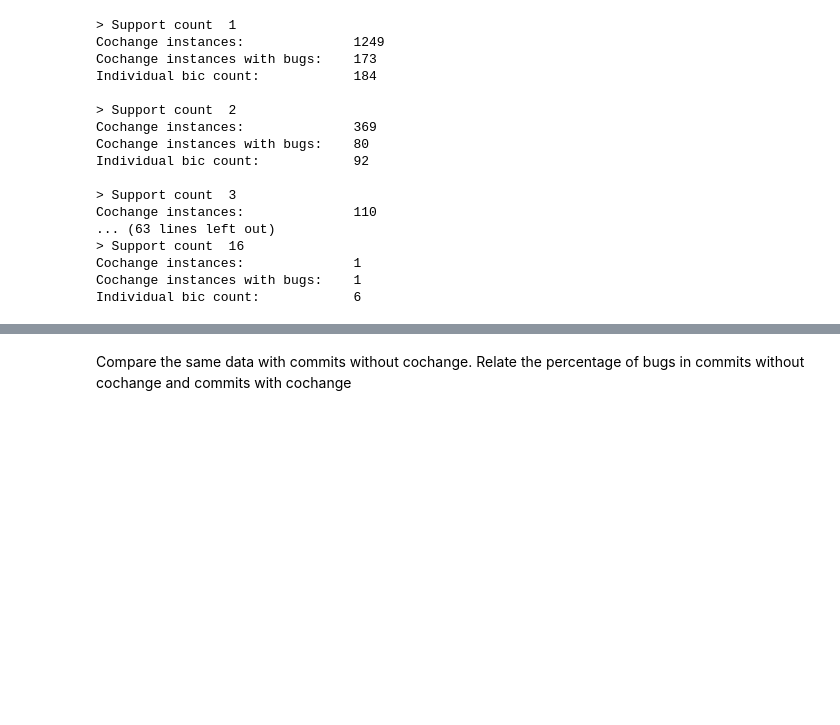
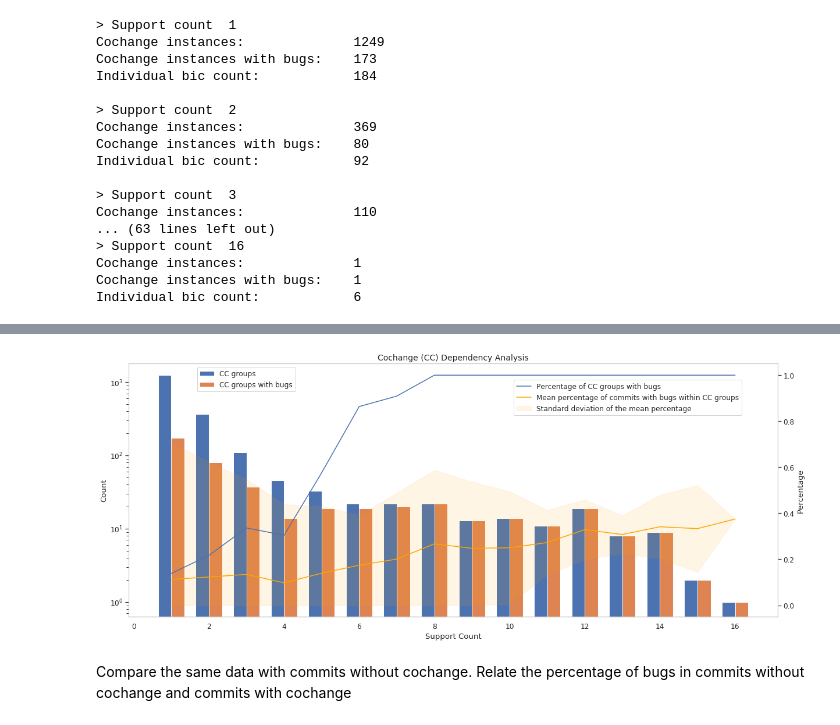
Before and after one commit to luisamaralh/co-change-dependencies, a Jupyter notebook: notebooks/eda.ipynb, the cells around one changed output, grey strips where cells are left out. Cells and saved outputs as stored; diff of their text form; code cells hidden in the pictures; blank space fills up the shorter version.

Commit message:
NEW plot to compare percentage of bugs in cc and non-cc commits

```diff
--- a/notebooks/eda.ipynb
+++ b/notebooks/eda.ipynb
@@ -173,8 +178,8 @@ Individual bic count:            6
 # sns.catplot();
 # unique_cc.groupby('support_count').agg(lambda x: x[x.bic_count > 0].bic_count.count() / len(x)).bic_count
 compare_cc_bugs = pd.DataFrame()
-compare_cc_bugs['cc_bugs'] = unique_cc.groupby('support_count').agg(lambda x: x[x.bic_count > 0].bic_count.count()).bic_count
-compare_cc_bugs['cc_count'] = unique_cc.groupby('support_count').commit_hash.count()
+compare_cc_bugs['cc_bugs'] = unique_cc.groupby('support_count').agg(lambda x: x[x.bic_count > 0].count()).bic_count
+compare_cc_bugs['cc_count'] = unique_cc.groupby('support_count').count().commit_hash
 compare_cc_bugs['cc_groups_with_bugs_percent'] = compare_cc_bugs.cc_bugs / compare_cc_bugs.cc_count
-compare_cc_bugs['unique_commits_with_bugs_percent'] = unique_cc.groupby('support_count').bic_percent.mean()
-compare_cc_bugs['unique_commits_with_bugs_std'] = unique_cc.groupby('support_count').bic_percent.std()
+compare_cc_bugs['unique_commits_with_bugs_percent'] = unique_cc.groupby('support_count').mean().bic_percent
+compare_cc_bugs['unique_commits_with_bugs_std'] = unique_cc.groupby('support_count').bic_percent.std().fillna(0.0)
@@ -228,2 +186,72 @@ unique_cc[(unique_cc.commit_hash.apply(lambda x: len(x) > 2))]
+# %%
+sns.set_style("whitegrid", {'axes.grid' : False})
+
+# creates the subplot
+fig, ax1 = plt.subplots(figsize=(20, 8))
+width = 0.35
+
+# sets up the primary plot
+ax1.set_title('Cochange (CC) Dependency Analysis', fontsize=14)
+ax1.set_ylabel('Count')
+ax1.set_xlabel('Support Count')
+ax1.spines['top'].set_visible(False)
+ax1.spines['right'].set_visible(False)
+ax1 .spines['left'].set_visible(False)
+
+
+# plots the first bar
+bar1 = ax1.bar(
+    compare_cc_bugs.reset_index(drop=True).index + 1 - width/2,
+    compare_cc_bugs['cc_count'],
+    width,
+    log=True,
+    label='CC groups'
+)
+
+# plots the second bar
+bar2 = ax1.bar(
+    compare_cc_bugs.reset_index(drop=True).index + 1 + width/2,
+    compare_cc_bugs['cc_bugs'],
+    width,
+    log=True,
+    label='CC groups with bugs'
+)
+plt.legend(loc='upper left', bbox_to_anchor=(0.1, 1.0))
+
+# sets up the secondary subplot
+ax2 = ax1.twinx()
+# ax2.spines['top'].set_visible(False)
+# ax2.spines['right'].set_visible(False)
+# ax2.spines['left'].set_visible(False)
+ax2.set_ylabel('Percentage')
+
+# plots the first line
+line1 = ax2.plot(
+    compare_cc_bugs.index,
+    compare_cc_bugs['cc_groups_with_bugs_percent'],
+    label='Percentage of CC groups with bugs',
+    color='b'
+)
+
+# plots the second line
+line2 = ax2.plot(
+    compare_cc_bugs.index,
+    compare_cc_bugs['unique_commits_with_bugs_percent'],
+    label='Mean percentage of commits with bugs within CC groups',
+    color='orange'
+)
+
+# plots the standard deviation area
+fill = ax2.fill_between(
+    compare_cc_bugs.index,
+    (compare_cc_bugs['unique_commits_with_bugs_percent'] + 2 * compare_cc_bugs['unique_commits_with_bugs_std']).values,
+    y2=(compare_cc_bugs['unique_commits_with_bugs_percent'] - 2 * compare_cc_bugs['unique_commits_with_bugs_std']).apply(lambda x: 0 if x < 0 else x).values,
+    color='orange', alpha=.1, label='Standard deviation of the mean percentage'
+)
+plt.legend(loc='upper right', bbox_to_anchor=(0.95, 0.95))
+
+plt.show()
+# %% [output]
+[figure, added]
 # %% [markdown]
 Compare the same data with commits without cochange. Relate the percentage of bugs in commits without cochange and commits with cochange
```
Also changed, not shown: parts of 10 cells of this notebook.
